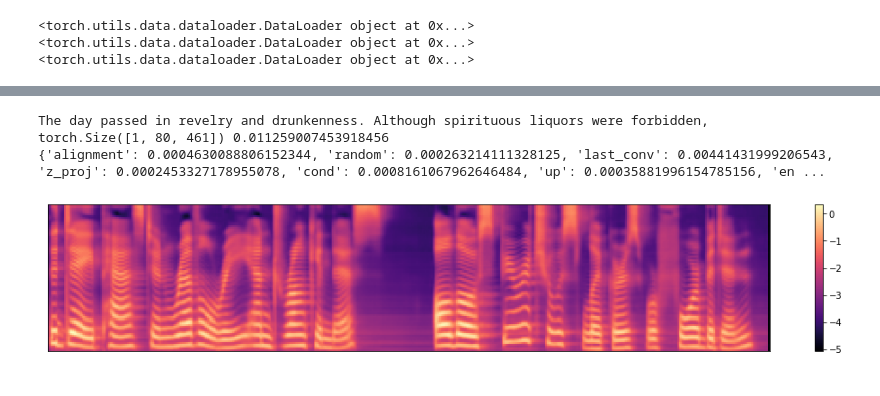
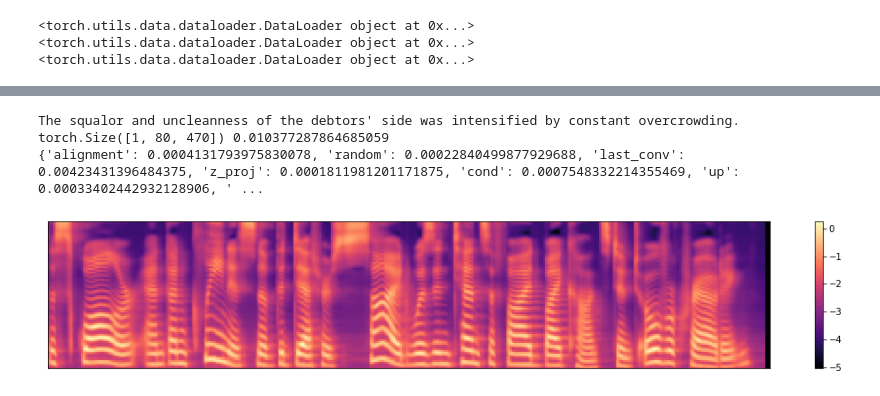
Before and after one commit to scpark20/kimchi-tts, a Jupyter notebook: train_S5G.ipynb, the cells around one changed output, grey strips where cells are left out. Cells and saved outputs as stored; diff of their text form; code cells hidden in the pictures.

Commit message:
clip

```diff
--- a/train_S5G.ipynb
+++ b/train_S5G.ipynb
@@ -69,7 +70,7 @@ model = Model(stt_hparams, tts_hparams)
 model = model.cuda()
 optimizer = torch.optim.Adam(model.parameters(), lr=tts_hparams.lr, weight_decay=tts_hparams.weight_decay)
 
-step = 73098
+step = 98268
 
 size = sizeof_fmt(4 * sum(p.numel() for p in model.parameters()))
 print(f"Model size {size}")
@@ -261,39 +256,39 @@ saved /data/save/light57_model/save_71436
 # %%
 import matplotlib.pyplot as plt
 import librosa.display
 import numpy as np
 import time
 
 for i, batch in enumerate(test_loader):
     batch = to_cuda(batch)
-    if i == 8:
+    if i == 1:
         break
 print(batch['strings'][0])
 
 model.eval()
 with torch.no_grad():
     index = 0
     times = []
     for _ in range(10):
         t0 = time.time()
-        samples, time_dict = model.inference(batch['text'][0:1], None, None, temperature=1.0)
+        samples, time_dict = model.inference(batch['text'][0:1], None, None, temperature=1.0, clip=2)
         t1 = time.time()
         times.append(t1 - t0)
     times = np.array(times)
     print(samples.shape, np.mean(times))
     print(time_dict)
 
     plt.figure(figsize=[18, 3])
     _x = batch['mels'].data.cpu().numpy()
     _s = samples.data.cpu().numpy()
     librosa.display.specshow(_s[index])
     plt.colorbar()
     plt.show()
 # %% [output]
-The day passed in revelry and drunkenness. Although spirituous liquors were forbidden,
-torch.Size([1, 80, 461]) 0.011259007453918456
-{'alignment': 0.0004630088806152344, 'random': 0.000263214111328125, 'last_conv': 0.00441431999206543, 'z_proj': 0.0002453327178955078, 'cond': 0.0008161067962646484, 'up': 0.00035881996154785156, 'en ...
+The squalor and uncleanness of the debtors' side was intensified by constant overcrowding.
+torch.Size([1, 80, 470]) 0.010377287864685059
+{'alignment': 0.0004131793975830078, 'random': 0.00022840499877929688, 'last_conv': 0.00423431396484375, 'z_proj': 0.0001811981201171875, 'cond': 0.0007548332214355469, 'up': 0.00033402442932128906, ' ...
-[figure, old version]
+[figure, new version]
 # %%
 vocoder.eval()
 with torch.no_grad():
```
Also changed, not shown: parts of 6 cells of this notebook, 4 other files.
